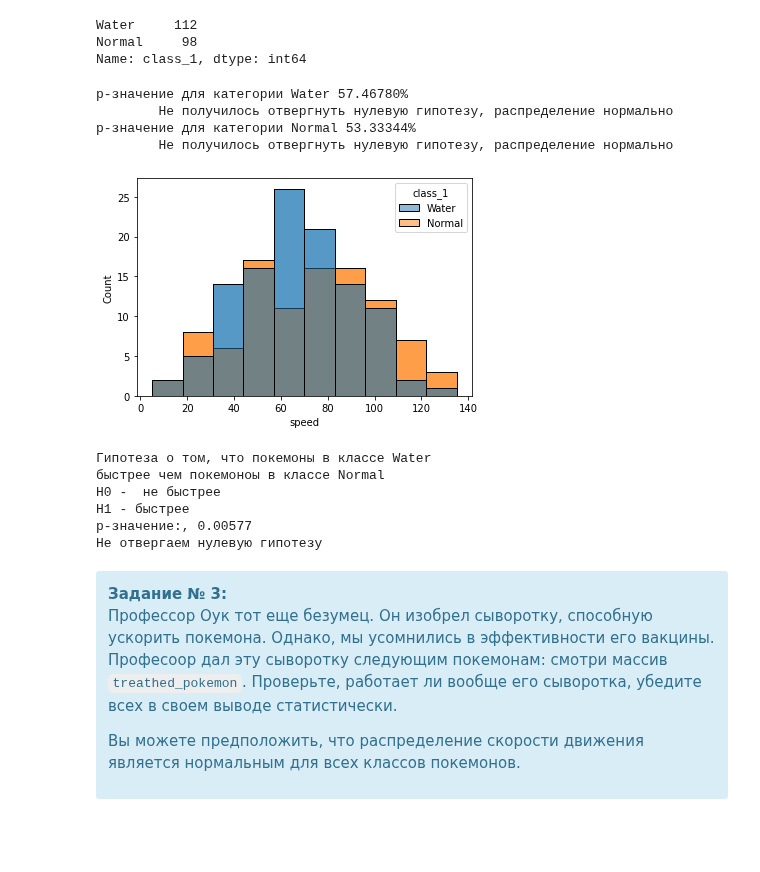
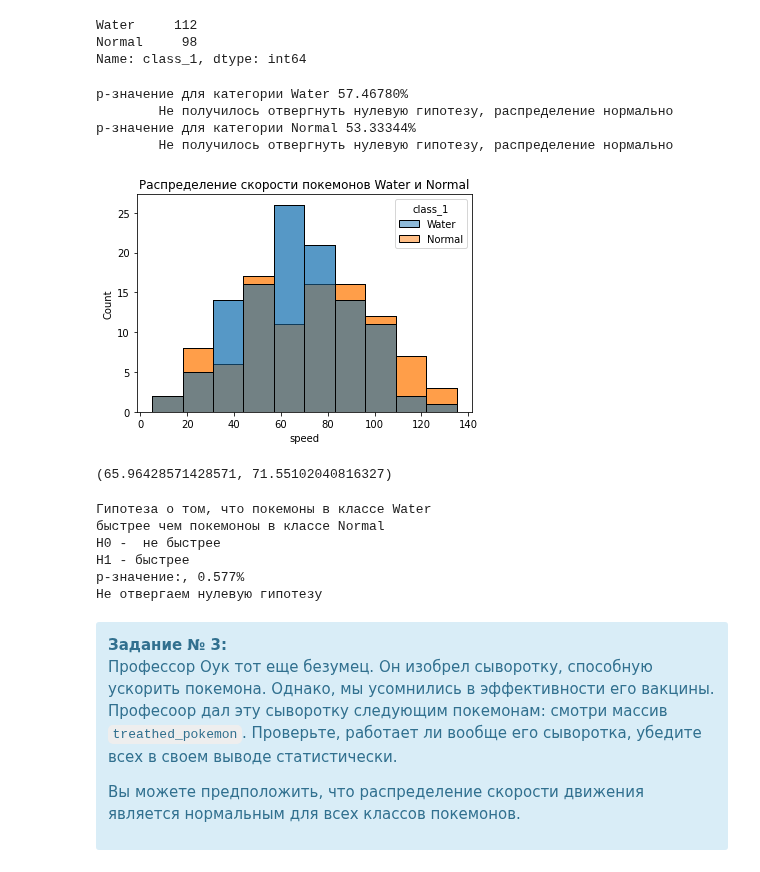
Before and after one commit to choodnovsky/Neto_DEGP-12, a Jupyter notebook: dz_3.07.ipynb, the cells around one changed output. Drawn from its saved outputs; the diff is of its cells as text; code cells hidden in the pictures; blank space fills up the shorter version.

```diff
--- a/dz_3.07.ipynb
+++ b/dz_3.07.ipynb
@@ -573,6 +573,7 @@ Name: class_1, dtype: int64
 alpha = 0.05
 for i in df7['class_1'].unique():
     sns.histplot(data=df7, x='attack', hue='class_1', bins=10)
+    plt.title('Распределение силы атаки покемонов Grass и Rock')
     results = stats.shapiro(df7.query('class_1 == @i')['attack'])
     p_value = results[1]
     print(f'p-значение для категории {i} {p_value:.5%}')
@@ -638,23 +642,28 @@ Name: class_1, dtype: int64
 # %%
 alpha = 0.05
 for i in df8['class_1'].unique():
     sns.histplot(data=df8, x='speed', hue='class_1', bins=10)
+    plt.title('Распределение скорости покемонов Water и Normal')
+
     results = stats.shapiro(df8.query('class_1 == @i')['speed'])
     p_value = results[1]
     print(f'p-значение для категории {i} {p_value:.5%}')
     if p_value < alpha:
         print('\tОтвергаем нулевую гипотезу: распределение не нормально')
     else:
         print('\tНе получилось отвергнуть нулевую гипотезу, распределение нормально')
 # %% [output]
 p-значение для категории Water 57.46780%
         Не получилось отвергнуть нулевую гипотезу, распределение нормально
 p-значение для категории Normal 53.33344%
         Не получилось отвергнуть нулевую гипотезу, распределение нормально
-[figure, old version]
+[figure, new version]
 # %%
 a = df8[df8['class_1'] == 'Water']['speed']
 b = df8[df8['class_1'] == 'Normal']['speed']
+(a.mean(), b.mean())
+# %% [output]
+(65.96428571428571, 71.55102040816327)
 # %%
 ttest_one(a, b, n=n, title='Гипотеза о том, что покемоны в классе Water \nбыстрее чем покемоноы в классе Normal\nH0 -  не быстрее\nH1 - быстрее')
 # %% [output]
@@ -662,7 +671,7 @@ ttest_one(a, b, n=n, title='Гипотеза о том, что покемоны
 быстрее чем покемоноы в классе Normal
 H0 -  не быстрее
 H1 - быстрее
-p-значение:, 0.00577
+p-значение:, 0.577%
 Не отвергаем нулевую гипотезу
 # %% [markdown]
 <div class="alert alert-info">
```
Also changed, not shown: parts of 7 cells of this notebook.
